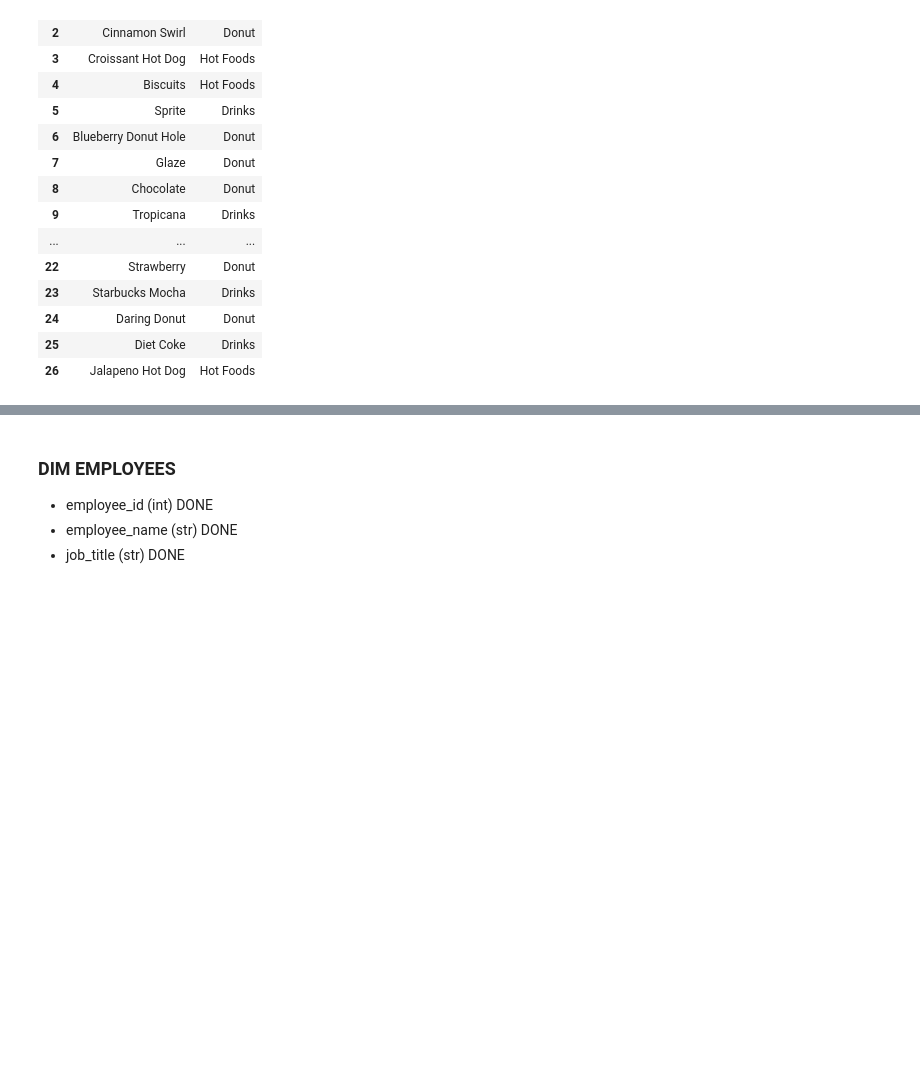
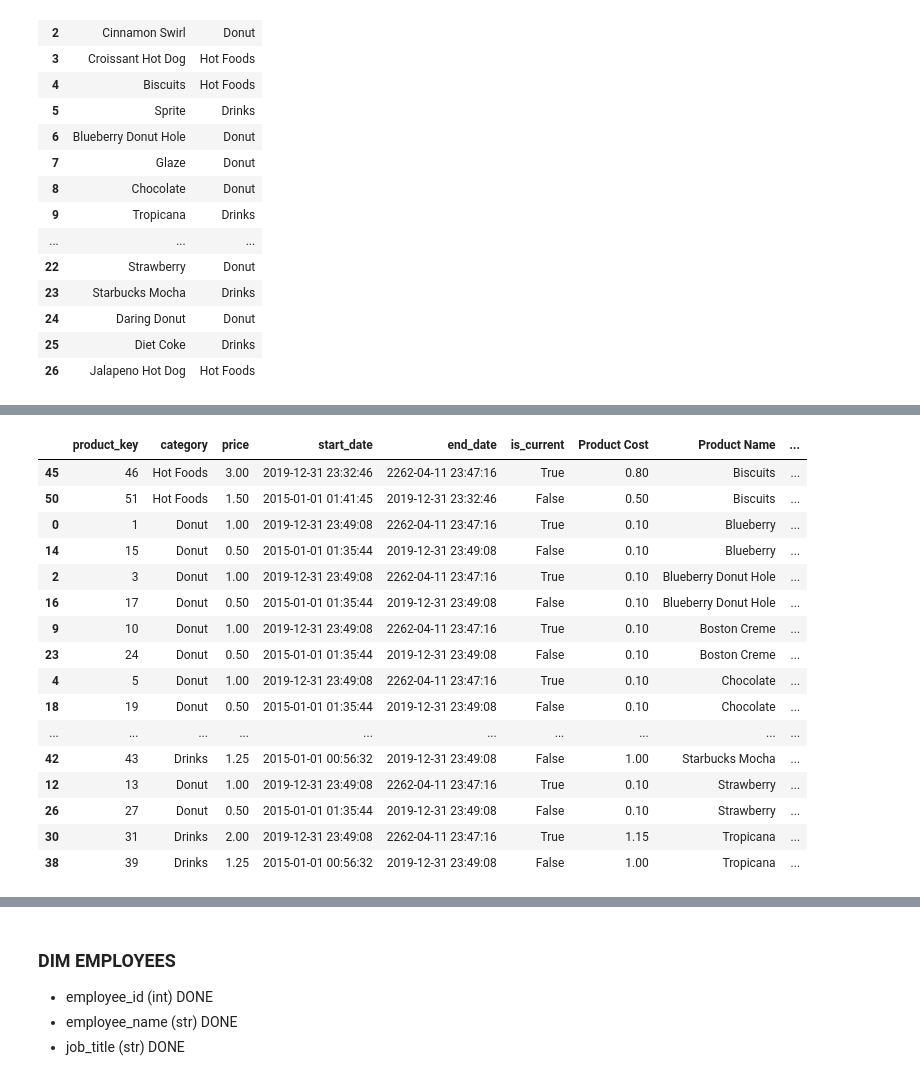
Before and after one commit to SaadNasir92/Donut-Shop-Dashboard, a Jupyter notebook: dataset_analysis.ipynb, the cells around one changed output, grey strips where cells are left out. Saved outputs shown, nothing was run; the diff lists cells and outputs as text; code cells hidden in the pictures; blank space fills up the shorter version.

Commit message:
Finalized all but date dimension.

```diff
--- a/dataset_analysis.ipynb
+++ b/dataset_analysis.ipynb
@@ -251,0 +417,2 @@ dim_prod_df.sample(10)
+# %%
+dim_prod_df = prod_dim_model.df
@@ -251,0 +428,36 @@ dim_prod_df.sample(10)
+# %%
+grouped_df = dim_prod_df.groupby('Product Name', group_keys=False)
+
+modified_groups = []
+# %%
+id_counter = 100
+
+for group_name, group_data in grouped_df:
+    current_df = grouped_df.get_group(group_name).copy()
+    current_df['product_id'] = id_counter
+    id_counter += 1
+    modified_groups.append(current_df)
+
+combined_df = pd.concat(modified_groups)
+# %%
+dim_prod_df = combined_df
+# %%
+dim_prod_df.sort_values(by='product_id')
+# %% [output]
+|  | product_key | category | price | start_date | end_date | is_current | Product Cost | Product Name | ... |
+| 45 | 46 | Hot Foods | 3.00 | 2019-12-31 23:32:46 | 2262-04-11 23:47:16 | True | 0.80 | Biscuits | ... |
+| 50 | 51 | Hot Foods | 1.50 | 2015-01-01 01:41:45 | 2019-12-31 23:32:46 | False | 0.50 | Biscuits | ... |
+| 0 | 1 | Donut | 1.00 | 2019-12-31 23:49:08 | 2262-04-11 23:47:16 | True | 0.10 | Blueberry | ... |
+| 14 | 15 | Donut | 0.50 | 2015-01-01 01:35:44 | 2019-12-31 23:49:08 | False | 0.10 | Blueberry | ... |
+| 2 | 3 | Donut | 1.00 | 2019-12-31 23:49:08 | 2262-04-11 23:47:16 | True | 0.10 | Blueberry Donut Hole | ... |
+| 16 | 17 | Donut | 0.50 | 2015-01-01 01:35:44 | 2019-12-31 23:49:08 | False | 0.10 | Blueberry Donut Hole | ... |
+| 9 | 10 | Donut | 1.00 | 2019-12-31 23:49:08 | 2262-04-11 23:47:16 | True | 0.10 | Boston Creme | ... |
+| 23 | 24 | Donut | 0.50 | 2015-01-01 01:35:44 | 2019-12-31 23:49:08 | False | 0.10 | Boston Creme | ... |
+| 4 | 5 | Donut | 1.00 | 2019-12-31 23:49:08 | 2262-04-11 23:47:16 | True | 0.10 | Chocolate | ... |
+| 18 | 19 | Donut | 0.50 | 2015-01-01 01:35:44 | 2019-12-31 23:49:08 | False | 0.10 | Chocolate | ... |
+| ... | ... | ... | ... | ... | ... | ... | ... | ... | ... |
+| 42 | 43 | Drinks | 1.25 | 2015-01-01 00:56:32 | 2019-12-31 23:49:08 | False | 1.00 | Starbucks Mocha | ... |
+| 12 | 13 | Donut | 1.00 | 2019-12-31 23:49:08 | 2262-04-11 23:47:16 | True | 0.10 | Strawberry | ... |
+| 26 | 27 | Donut | 0.50 | 2015-01-01 01:35:44 | 2019-12-31 23:49:08 | False | 0.10 | Strawberry | ... |
+| 30 | 31 | Drinks | 2.00 | 2019-12-31 23:49:08 | 2262-04-11 23:47:16 | True | 1.15 | Tropicana | ... |
+| 38 | 39 | Drinks | 1.25 | 2015-01-01 00:56:32 | 2019-12-31 23:49:08 | False | 1.00 | Tropicana | ... |
```
Also changed, not shown: parts of 52 cells of this notebook, 5 other files.
